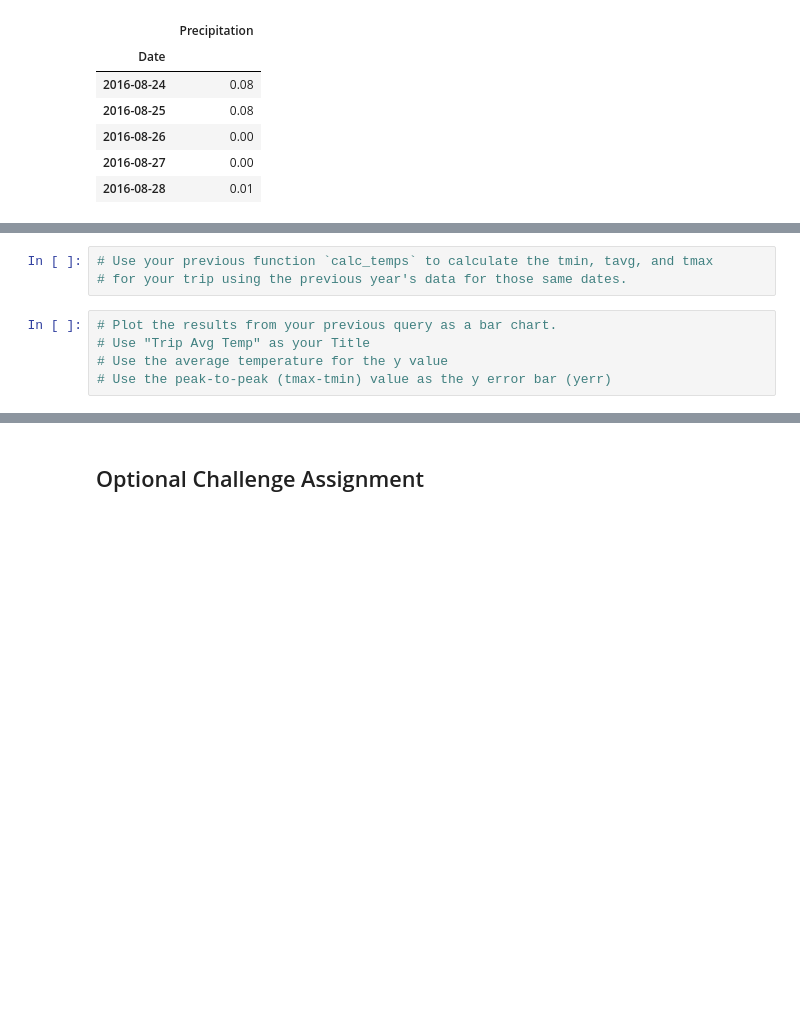
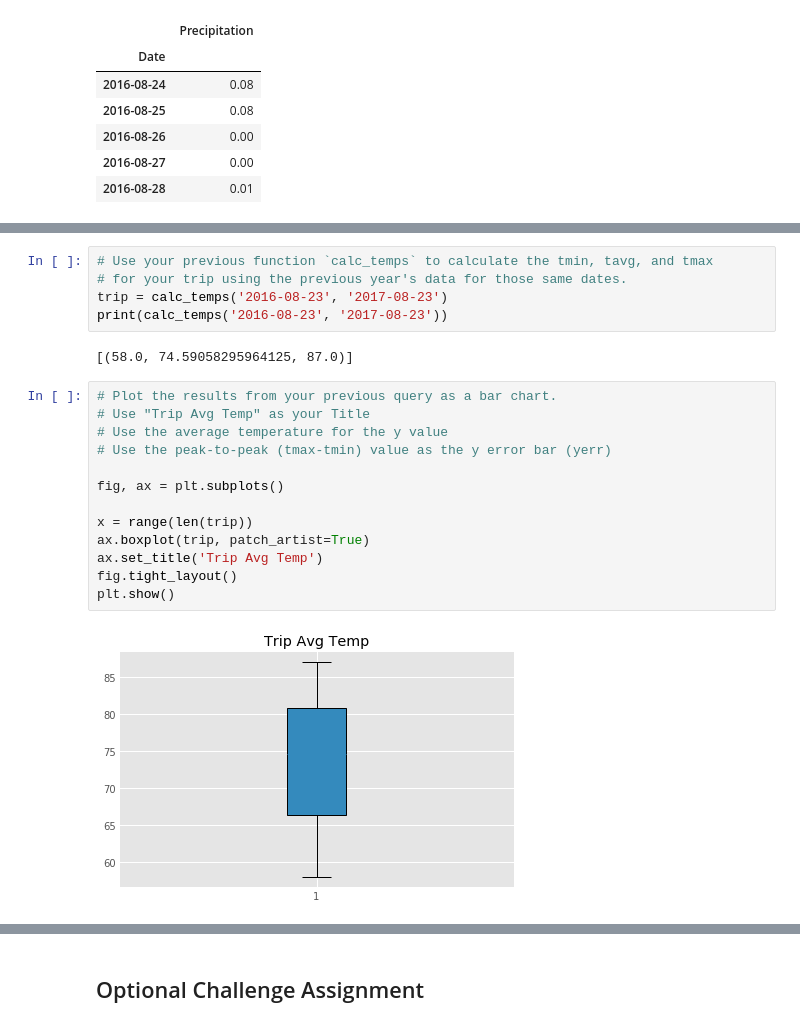
Before and after one commit to pmayA440/Climate_Analysis-Exploration_-_Climate_App, a Jupyter notebook: Project_Code.ipynb, the cells around one changed output, grey strips where cells are left out. Drawn from its saved outputs; the diff is of its cells as text; blank space fills up the shorter version.

```diff
--- a/Project_Code.ipynb
+++ b/Project_Code.ipynb
@@ -153,11 +240,25 @@ print(calc_temps('2012-02-28', '2012-03-05'))
 # %%
 # Use your previous function `calc_temps` to calculate the tmin, tavg, and tmax
 # for your trip using the previous year's data for those same dates.
+trip = calc_temps('2016-08-23', '2017-08-23')
+print(calc_temps('2016-08-23', '2017-08-23'))
+# %% [output]
+[(58.0, 74.59058295964125, 87.0)]
 # %%
 # Plot the results from your previous query as a bar chart.
 # Use "Trip Avg Temp" as your Title
 # Use the average temperature for the y value
 # Use the peak-to-peak (tmax-tmin) value as the y error bar (yerr)
+
+fig, ax = plt.subplots()
+
+x = range(len(trip))
+ax.boxplot(trip, patch_artist=True)
+ax.set_title('Trip Avg Temp')
+fig.tight_layout()
+plt.show()
+# %% [output]
+[figure, added]
 # %%
 # Calculate the rainfall per weather station for your trip dates using the previous year's matching dates.
 # Sort this in descending order by precipitation amount and list the station, name, latitude, longitude, and elevation
```
Also changed, not shown: parts of 12 cells of this notebook.
